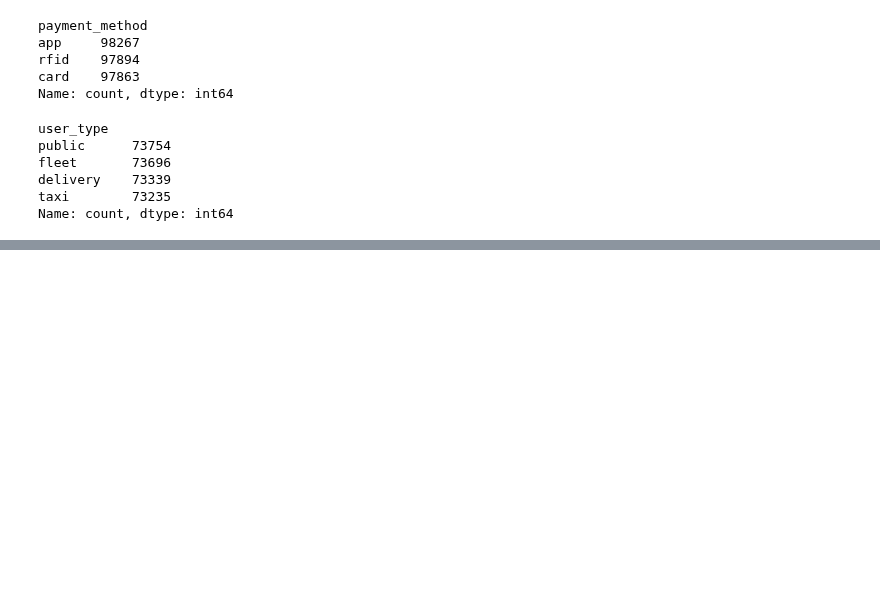
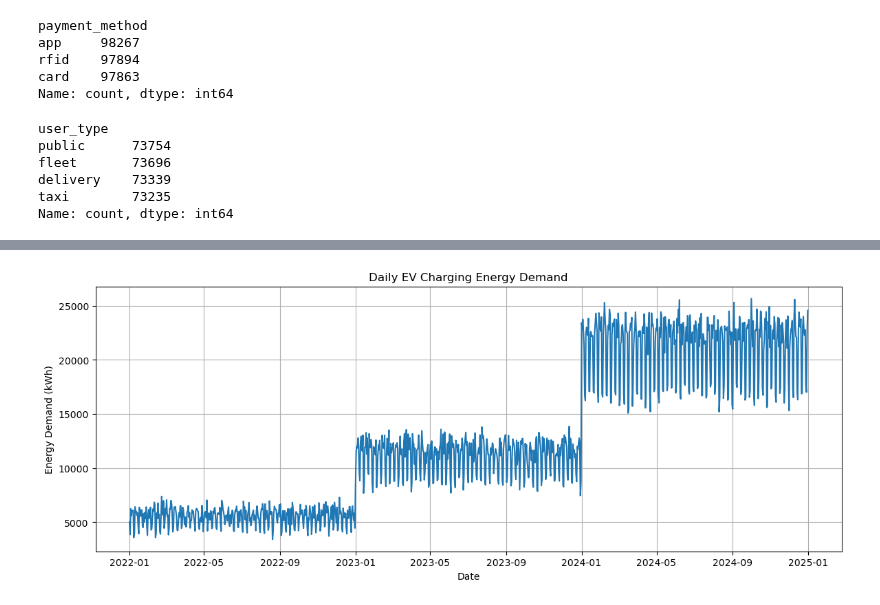
Before and after one commit to Student-boy143/powergrid-ev-analytics, a Jupyter notebook: notebooks/01_dataset_exploration.ipynb.ipynb, the cells around one changed output, grey strips where cells are left out. Saved outputs shown, nothing was run; the diff lists cells and outputs as text; code cells hidden in the pictures; blank space fills up the shorter version.

```diff
--- a/notebooks/01_dataset_exploration.ipynb.ipynb
+++ b/notebooks/01_dataset_exploration.ipynb.ipynb
@@ -343,0 +346,8 @@ Name: count, dtype: int64
+# %%
+daily_demand = (
+    sessions
+    .set_index("start_timestamp")
+    .resample("D")["energy_kwh"]
+    .sum()
+    .reset_index()
+)
@@ -343,0 +379,17 @@ Name: count, dtype: int64
+# %%
+import matplotlib.pyplot as plt
+
+plt.figure(figsize=(14,5))
+
+plt.plot(
+    daily_demand['start_timestamp'],
+    daily_demand['energy_kwh']
+)
+
+plt.title("Daily EV Charging Energy Demand")
+plt.xlabel("Date")
+plt.ylabel("Energy Demand (kWh)")
+plt.grid(True)
+plt.show()
+# %% [output]
+[figure, added]
```
Also changed, not shown: parts of 21 cells of this notebook.
